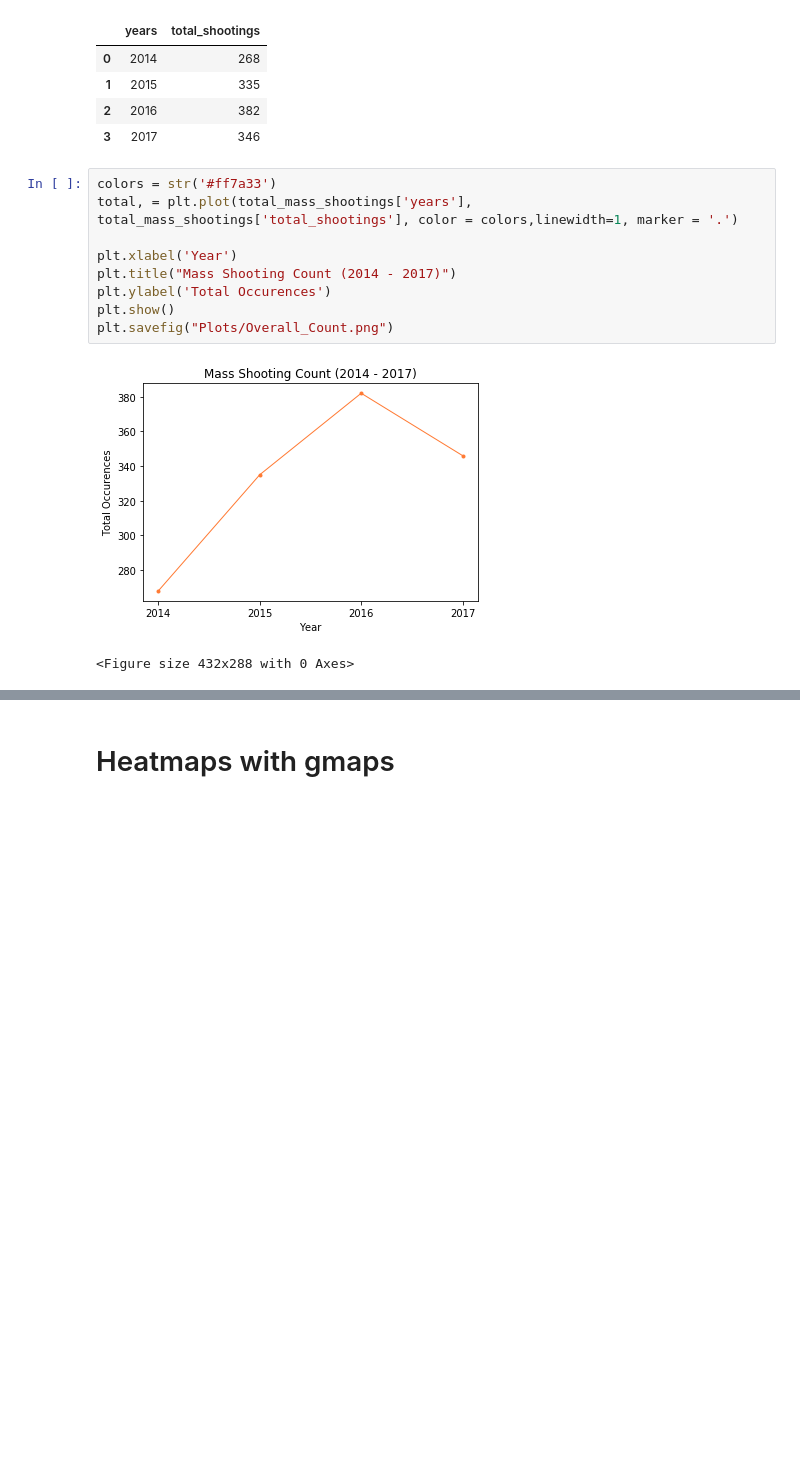
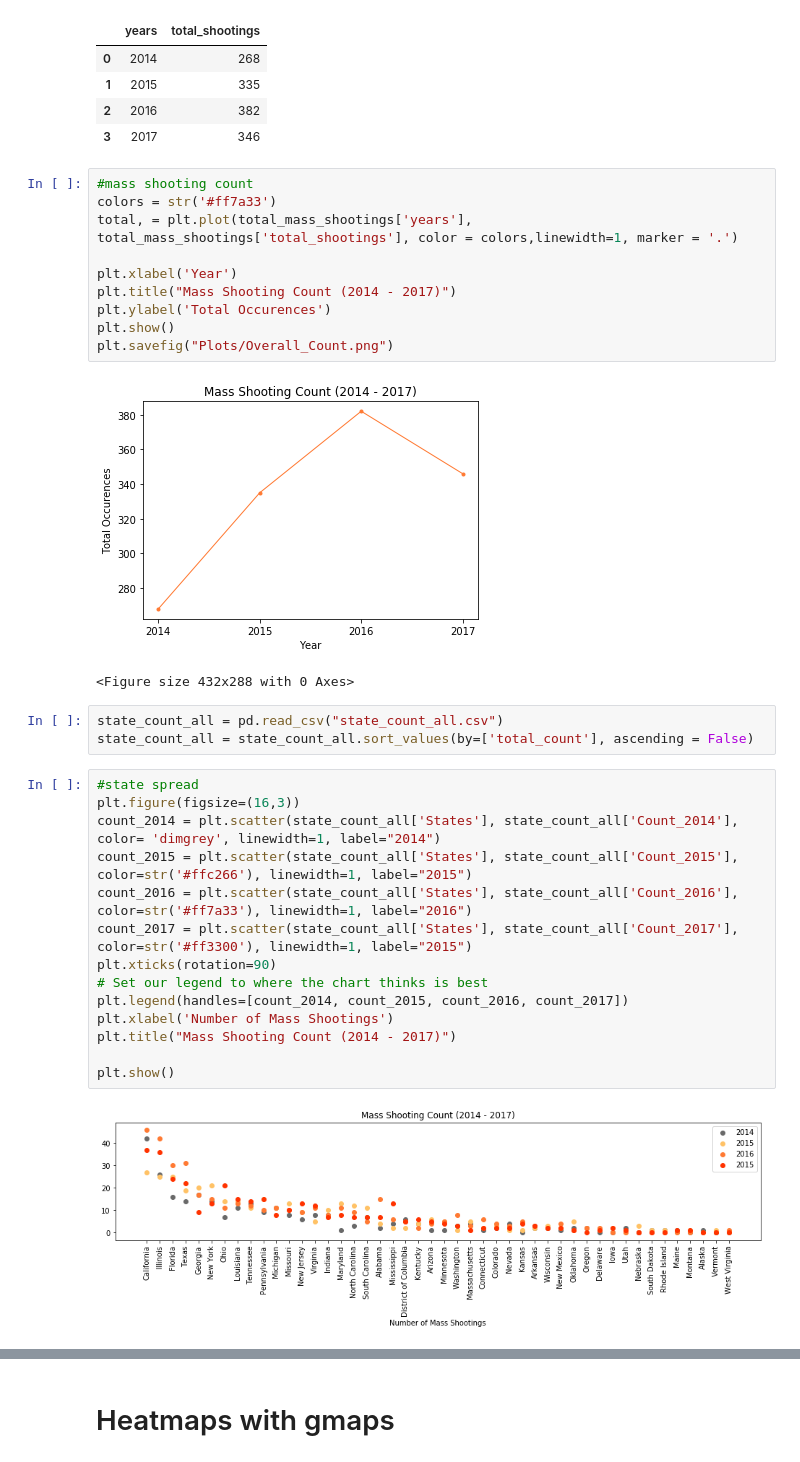
Before and after one commit to lprymak/Project1, a Jupyter notebook: Final_Data_Analysis.ipynb, the cells around one changed output, grey strips where cells are left out. Cells and saved outputs as stored; diff of their text form; blank space fills up the shorter version.

```diff
--- a/Final_Data_Analysis.ipynb
+++ b/Final_Data_Analysis.ipynb
@@ -49,6 +49,7 @@ total_mass_shootings
 | 2 | 2016 | 382 |
 | 3 | 2017 | 346 |
 # %%
+#mass shooting count
 colors = str('#ff7a33')
 total, = plt.plot(total_mass_shootings['years'], total_mass_shootings['total_shootings'], color = colors,linewidth=1, marker = '.')
 
@@ -60,3 +61,22 @@ plt.savefig("Plots/Overall_Count.png")
 # %% [output]
 [figure]
 <Figure size 432x288 with 0 Axes>
+# %%
+state_count_all = pd.read_csv("state_count_all.csv")
+state_count_all = state_count_all.sort_values(by=['total_count'], ascending = False)
+# %%
+#state spread
+plt.figure(figsize=(16,3))
+count_2014 = plt.scatter(state_count_all['States'], state_count_all['Count_2014'], color= 'dimgrey', linewidth=1, label="2014")
+count_2015 = plt.scatter(state_count_all['States'], state_count_all['Count_2015'], color=str('#ffc266'), linewidth=1, label="2015")
+count_2016 = plt.scatter(state_count_all['States'], state_count_all['Count_2016'], color=str('#ff7a33'), linewidth=1, label="2016")
+count_2017 = plt.scatter(state_count_all['States'], state_count_all['Count_2017'], color=str('#ff3300'), linewidth=1, label="2015")
+plt.xticks(rotation=90)
+# Set our legend to where the chart thinks is best
+plt.legend(handles=[count_2014, count_2015, count_2016, count_2017])
+plt.xlabel('Number of Mass Shootings')
+plt.title("Mass Shooting Count (2014 - 2017)")
+
+plt.show()
+# %% [output]
+[figure, added]
```
Also changed, not shown: parts of 29 cells of this notebook, 1 other file.
